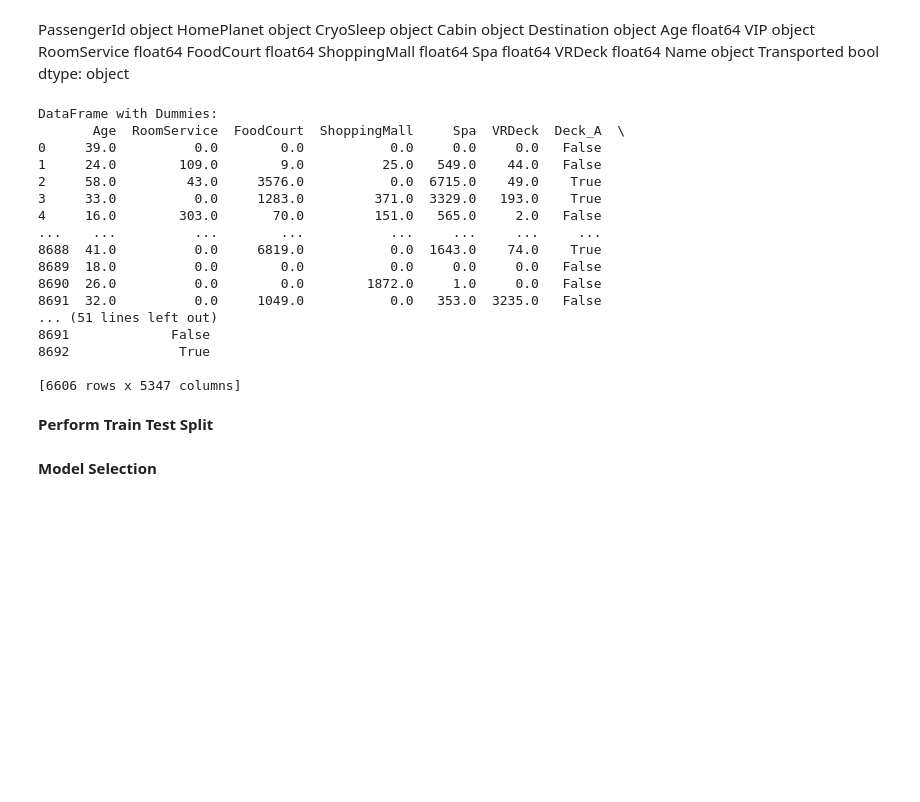
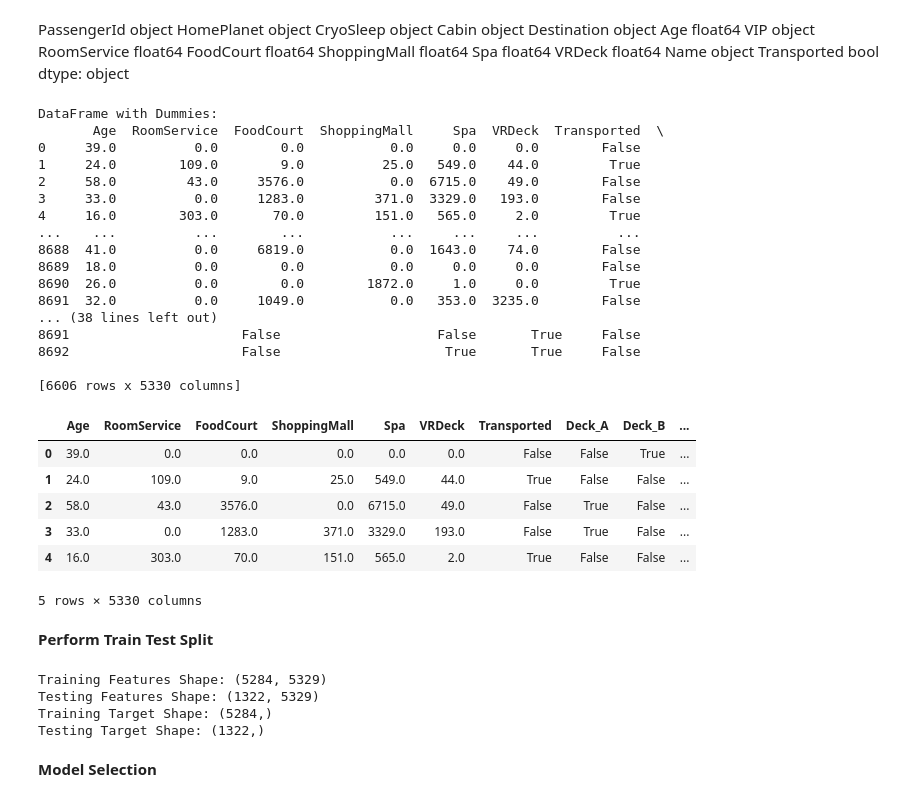
Before and after one commit to bruhu/lab-feature-engineering, a Jupyter notebook: lab-feature_eng.ipynb, the cells around one changed output. Cells and saved outputs as stored; diff of their text form; code cells hidden in the pictures; blank space fills up the shorter version.

```diff
--- a/lab-feature_eng.ipynb
+++ b/lab-feature_eng.ipynb
@@ -154,26 +155,36 @@ Name             object
 Transported        bool
 dtype: object
 # %%
-spaceship_dummies = pd.get_dummies(spaceship, columns=['HomePlanet', 'CryoSleep', 'Cabin', 'Destination', 'VIP', 'Transported'])
+spaceship_dummies = pd.get_dummies(spaceship, columns=['HomePlanet', 'CryoSleep', 'Cabin', 'Destination', 'VIP'])
 
 print(f'\nDataFrame with Dummies:\n{spaceship_dummies}')
 # %% [output]
 DataFrame with Dummies:
-       Age  RoomService  FoodCourt  ShoppingMall     Spa  VRDeck  Deck_A  \
-0     39.0          0.0        0.0           0.0     0.0     0.0   False
-1     24.0        109.0        9.0          25.0   549.0    44.0   False
-2     58.0         43.0     3576.0           0.0  6715.0    49.0    True
-3     33.0          0.0     1283.0         371.0  3329.0   193.0    True
-4     16.0        303.0       70.0         151.0   565.0     2.0   False
-...    ...          ...        ...           ...     ...     ...     ...
-8688  41.0          0.0     6819.0           0.0  1643.0    74.0    True
-8689  18.0          0.0        0.0           0.0     0.0     0.0   False
-8690  26.0          0.0        0.0        1872.0     1.0     0.0   False
-8691  32.0          0.0     1049.0           0.0   353.0  3235.0   False
-... (51 lines left out)
-8691             False
-8692              True
+       Age  RoomService  FoodCourt  ShoppingMall     Spa  VRDeck  Transported  \
+0     39.0          0.0        0.0           0.0     0.0     0.0        False
+1     24.0        109.0        9.0          25.0   549.0    44.0         True
+2     58.0         43.0     3576.0           0.0  6715.0    49.0        False
+3     33.0          0.0     1283.0         371.0  3329.0   193.0        False
+4     16.0        303.0       70.0         151.0   565.0     2.0         True
+...    ...          ...        ...           ...     ...     ...          ...
+8688  41.0          0.0     6819.0           0.0  1643.0    74.0        False
+8689  18.0          0.0        0.0           0.0     0.0     0.0        False
+8690  26.0          0.0        0.0        1872.0     1.0     0.0         True
+8691  32.0          0.0     1049.0           0.0   353.0  3235.0        False
+... (38 lines left out)
+8691                      False                    False       True     False
+8692                      False                     True       True     False
 
-[6606 rows x 5347 columns]
+[6606 rows x 5330 columns]
+# %%
+spaceship_dummies.head()
+# %% [output]
+|  | Age | RoomService | FoodCourt | ShoppingMall | Spa | VRDeck | Transported | Deck_A | Deck_B | ... |
+| 0 | 39.0 | 0.0 | 0.0 | 0.0 | 0.0 | 0.0 | False | False | True | ... |
+| 1 | 24.0 | 109.0 | 9.0 | 25.0 | 549.0 | 44.0 | True | False | False | ... |
+| 2 | 58.0 | 43.0 | 3576.0 | 0.0 | 6715.0 | 49.0 | False | True | False | ... |
+| 3 | 33.0 | 0.0 | 1283.0 | 371.0 | 3329.0 | 193.0 | False | True | False | ... |
+| 4 | 16.0 | 303.0 | 70.0 | 151.0 | 565.0 | 2.0 | True | False | False | ... |
+5 rows × 5330 columns
 # %% [markdown]
 **Perform Train Test Split**
@@ -182,3 +191,21 @@ DataFrame with Dummies:
+# %%
+# separate features (X) and target (y)
+X = spaceship_dummies.drop(columns=['Transported'])  # drop 'Transported' column as it's the target
+y = spaceship_dummies['Transported']  # define target column
+
+# train-test split (80% train, 20% test)
+X_train, X_test, y_train, y_test = train_test_split(X, y, test_size=0.2, random_state=42)
+
+# display resulting shapes
+print(f'Training Features Shape: {X_train.shape}')
+print(f'Testing Features Shape: {X_test.shape}')
+print(f'Training Target Shape: {y_train.shape}')
+print(f'Testing Target Shape: {y_test.shape}')
+# %% [output]
+Training Features Shape: (5284, 5329)
+Testing Features Shape: (1322, 5329)
+Training Target Shape: (5284,)
+Testing Target Shape: (1322,)
 # %% [markdown]
 **Model Selection**
 # %% [markdown]
```
Also changed, not shown: parts of 11 cells of this notebook.
